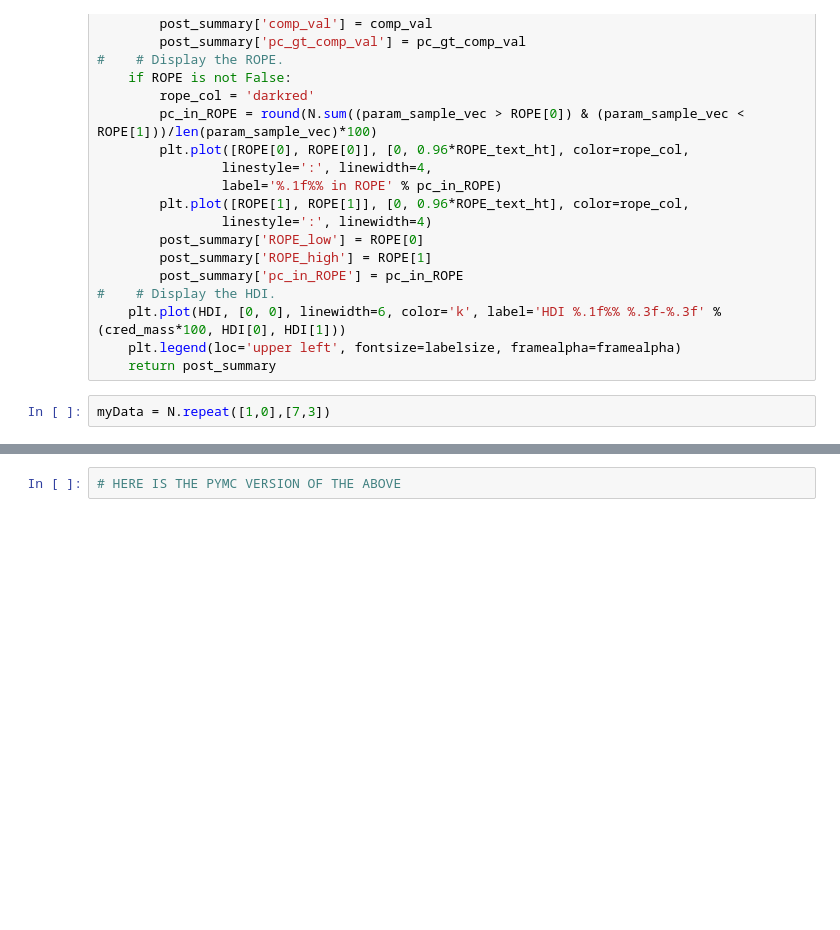
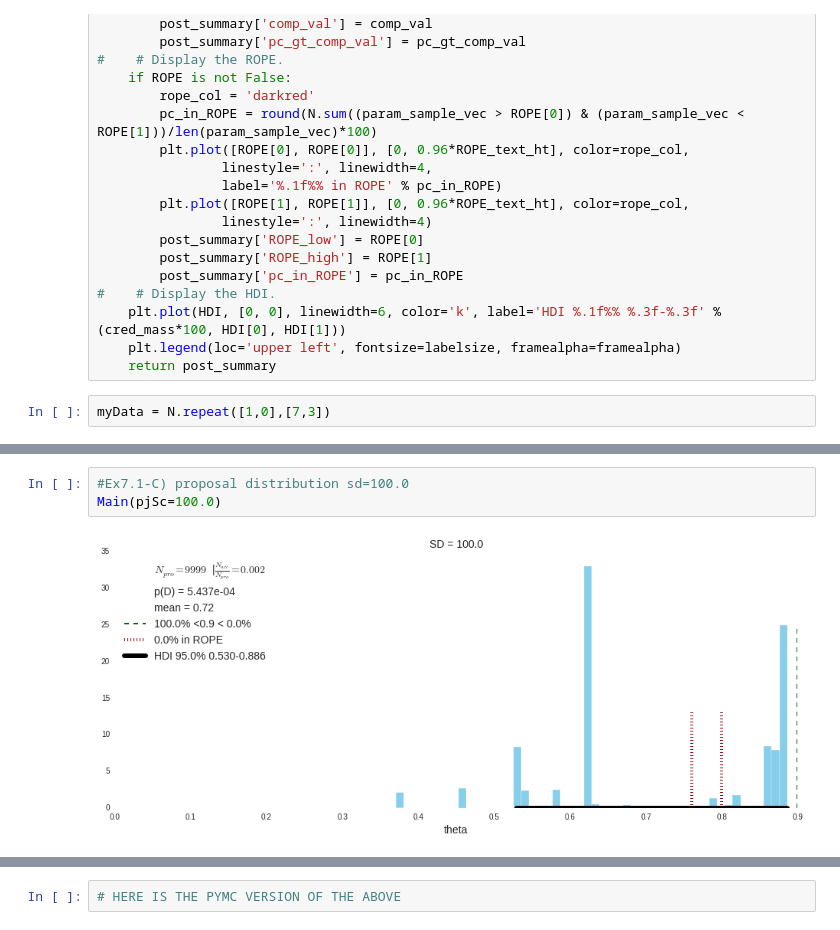
Before and after one commit to grayWolfDC/Doing_bayesian_data_analysis, a Jupyter notebook: IPython/DBDAWkBookCh7.ipynb, the cells around one changed output, grey strips where cells are left out. Cells and saved outputs as stored; diff of their text form; blank space fills up the shorter version.

```diff
--- a/IPython/DBDAWkBookCh7.ipynb
+++ b/IPython/DBDAWkBookCh7.ipynb
@@ -261,0 +273,5 @@ mcmc_info = plot_post(acceptedTraj, xlab='theta', show_mode=False, comp_val=0.9,
+# %%
+#Ex7.1-C) proposal distribution sd=100.0
+Main(pjSc=100.0)
+# %% [output]
+[figure, added]
```
Also changed, not shown: parts of 14 cells of this notebook, 1 other file.
